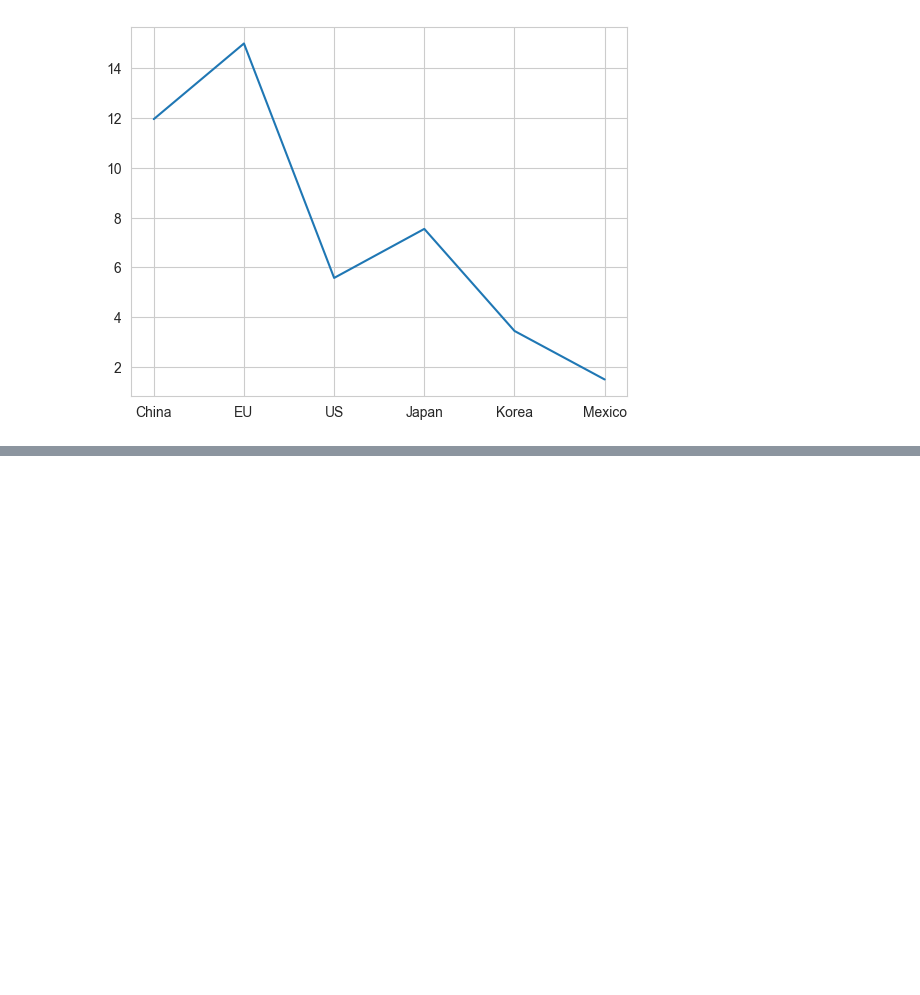
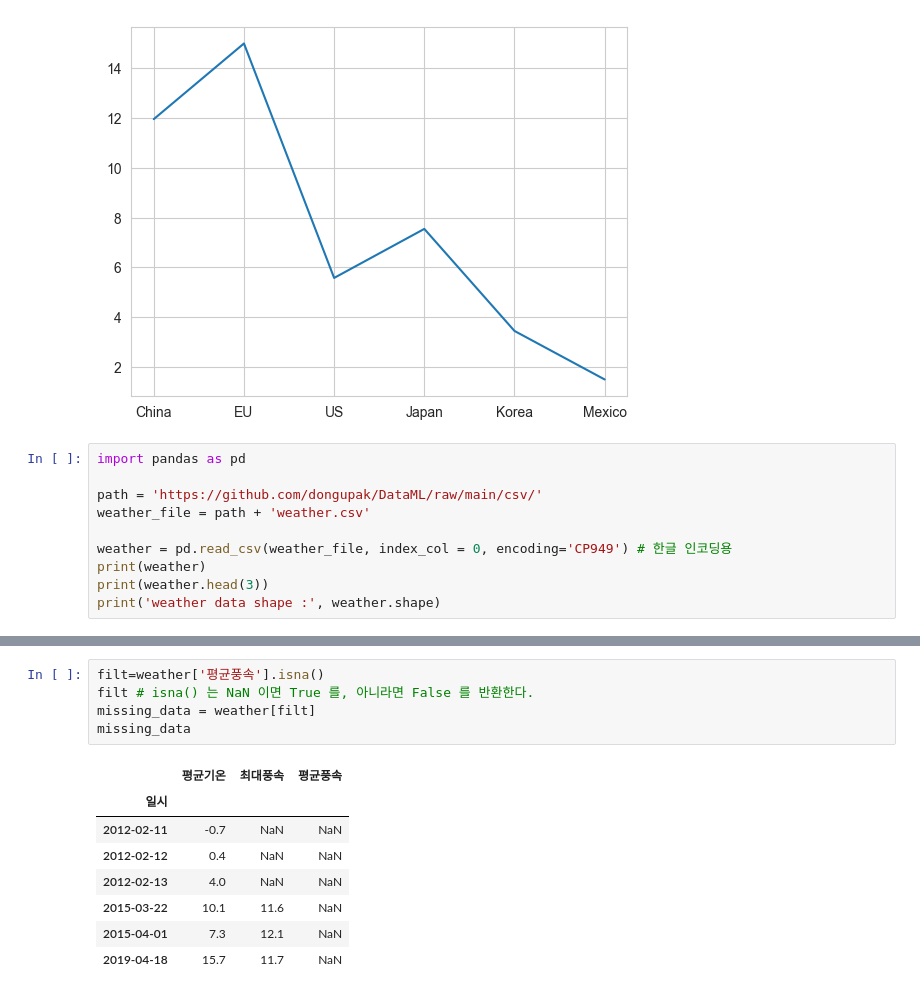
Before and after one commit to juwoojae/FundamentalsOfDataScience, a Jupyter notebook: week4/lecture8.ipynb, the cells around one changed output, grey strips where cells are left out. Saved outputs shown, nothing was run; the diff lists cells and outputs as text; blank space fills up the shorter version.

```diff
--- a/week4/lecture8.ipynb
+++ b/week4/lecture8.ipynb
@@ -163,3 +163,13 @@ df['2009'].plot.line()
 # %% [output]
 <Axes: >
 [figure]
+# %%
+import pandas as pd
+
+path = 'https://github.com/dongupak/DataML/raw/main/csv/'
+weather_file = path + 'weather.csv'
+
+weather = pd.read_csv(weather_file, index_col = 0, encoding='CP949') # 한글 인코딩용
+print(weather)
+print(weather.head(3))
+print('weather data shape :', weather.shape)
@@ -165,0 +210,14 @@ df['2009'].plot.line()
+# %%
+filt=weather['평균풍속'].isna()
+filt # isna() 는 NaN 이면 True 를, 아니라면 False 를 반환한다.
+missing_data = weather[filt]
+missing_data
+# %% [output]
+|  | 평균기온 | 최대풍속 | 평균풍속 |
+| 일시 |  |  |  |
+| 2012-02-11 | -0.7 | NaN | NaN |
+| 2012-02-12 | 0.4 | NaN | NaN |
+| 2012-02-13 | 4.0 | NaN | NaN |
+| 2015-03-22 | 10.1 | 11.6 | NaN |
+| 2015-04-01 | 7.3 | 12.1 | NaN |
+| 2019-04-18 | 15.7 | 11.7 | NaN |
```
Also changed, not shown: parts of 3 cells of this notebook, 1 other file.
